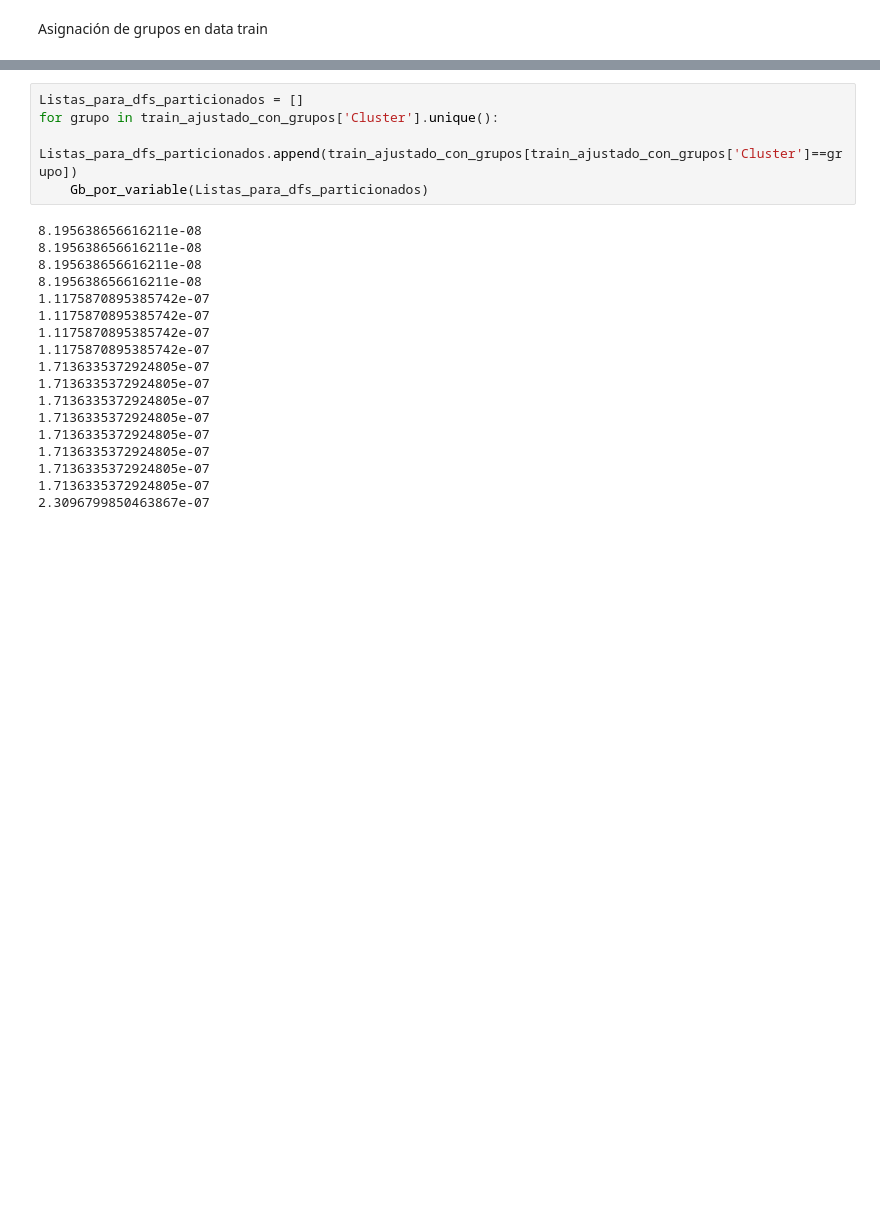
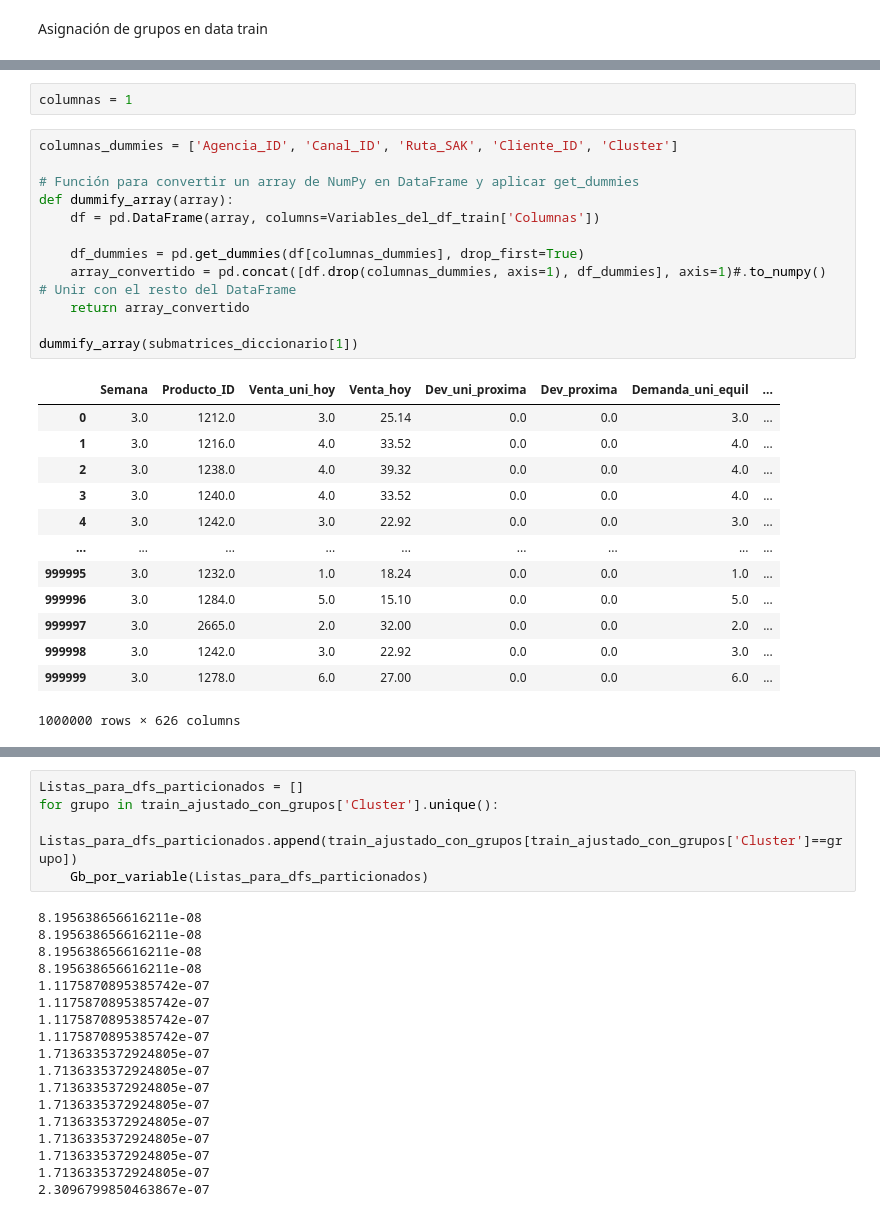
Before and after one commit to christiansakerb/Bimbo_Demanda-Inventario, a Jupyter notebook: notebook.ipynb, the cells around one changed output, grey strips where cells are left out. Cells and saved outputs as stored; diff of their text form; blank space fills up the shorter version.

```diff
--- a/notebook.ipynb
+++ b/notebook.ipynb
@@ -364,0 +497,28 @@ train_ajustado_con_grupos.head(3)
+# %%
+columnas = 1
+# %%
+columnas_dummies = ['Agencia_ID', 'Canal_ID', 'Ruta_SAK', 'Cliente_ID', 'Cluster']
+
+# Función para convertir un array de NumPy en DataFrame y aplicar get_dummies
+def dummify_array(array):
+    df = pd.DataFrame(array, columns=Variables_del_df_train['Columnas'])
+
+    df_dummies = pd.get_dummies(df[columnas_dummies], drop_first=True)
+    array_convertido = pd.concat([df.drop(columnas_dummies, axis=1), df_dummies], axis=1)#.to_numpy()  # Unir con el resto del DataFrame
+    return array_convertido
+
+dummify_array(submatrices_diccionario[1])
+# %% [output]
+|  | Semana | Producto_ID | Venta_uni_hoy | Venta_hoy | Dev_uni_proxima | Dev_proxima | Demanda_uni_equil | ... |
+| 0 | 3.0 | 1212.0 | 3.0 | 25.14 | 0.0 | 0.0 | 3.0 | ... |
+| 1 | 3.0 | 1216.0 | 4.0 | 33.52 | 0.0 | 0.0 | 4.0 | ... |
+| 2 | 3.0 | 1238.0 | 4.0 | 39.32 | 0.0 | 0.0 | 4.0 | ... |
+| 3 | 3.0 | 1240.0 | 4.0 | 33.52 | 0.0 | 0.0 | 4.0 | ... |
+| 4 | 3.0 | 1242.0 | 3.0 | 22.92 | 0.0 | 0.0 | 3.0 | ... |
+| ... | ... | ... | ... | ... | ... | ... | ... | ... |
+| 999995 | 3.0 | 1232.0 | 1.0 | 18.24 | 0.0 | 0.0 | 1.0 | ... |
+| 999996 | 3.0 | 1284.0 | 5.0 | 15.10 | 0.0 | 0.0 | 5.0 | ... |
+| 999997 | 3.0 | 2665.0 | 2.0 | 32.00 | 0.0 | 0.0 | 2.0 | ... |
+| 999998 | 3.0 | 1242.0 | 3.0 | 22.92 | 0.0 | 0.0 | 3.0 | ... |
+| 999999 | 3.0 | 1278.0 | 6.0 | 27.00 | 0.0 | 0.0 | 6.0 | ... |
+1000000 rows × 626 columns
```
Also changed, not shown: parts of 18 cells of this notebook, 1 other file.
